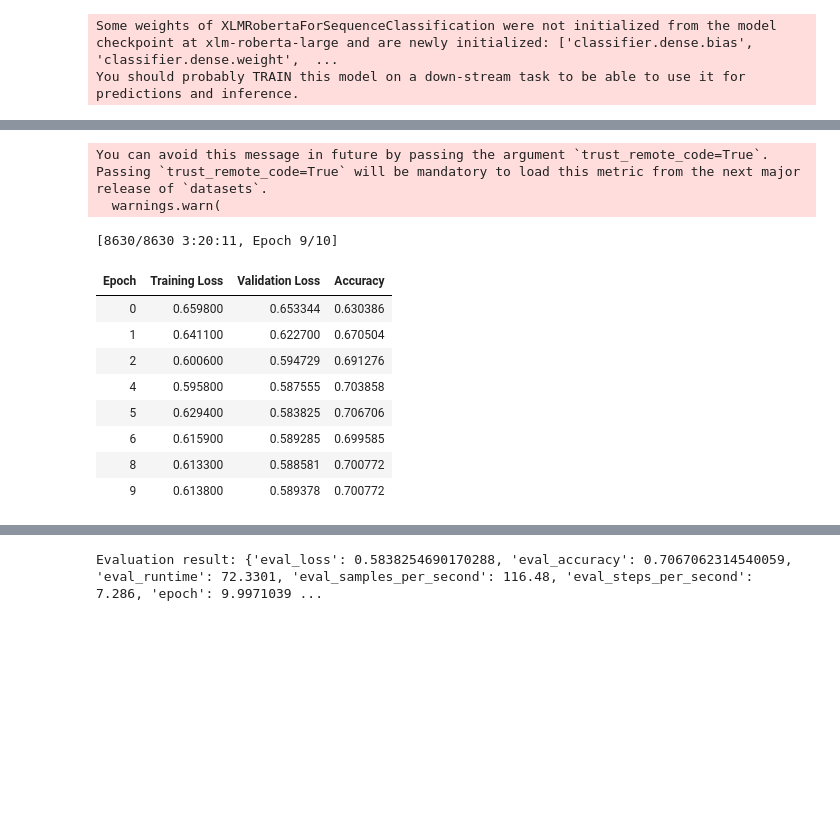
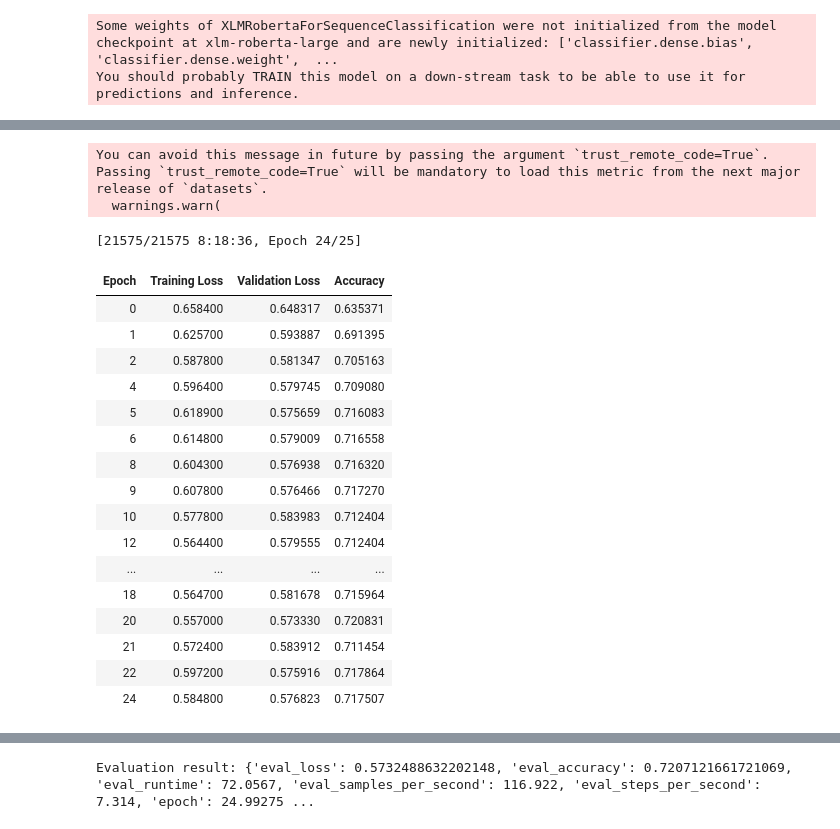
Before and after one commit to michaelshekasta/ivrit-nlp-analysis, a Jupyter notebook: train_xlmr_base.ipynb, the cells around one changed output, grey strips where cells are left out. Drawn from its saved outputs; the diff is of its cells as text; code cells hidden in the pictures; blank space fills up the shorter version.

Commit message:
Kaggle Notebook | train xlmr base | Version 16

```diff
--- a/train_xlmr_base.ipynb
+++ b/train_xlmr_base.ipynb
@@ -177,7 +177,7 @@ training_args = TrainingArguments(
     per_device_train_batch_size=16,
     per_device_eval_batch_size=16,
     gradient_accumulation_steps=4,
-    num_train_epochs=10,
+    num_train_epochs=25,
     weight_decay=0.01,
     evaluation_strategy="epoch",
     save_strategy="epoch",
@@ -187,44 +187,52 @@ training_args = TrainingArguments(
 
 metric = load_metric("accuracy")
 
 def compute_metrics(eval_pred):
     logits, labels = eval_pred
     predictions = logits.argmax(-1)
     return metric.compute(predictions=predictions, references=labels)
 
 trainer = Trainer(
     model=model,
     args=training_args,
     train_dataset=tokenized_train_dataset,
     eval_dataset=tokenized_eval_dataset,
     tokenizer=tokenizer,
     compute_metrics=compute_metrics,
     data_collator=data_collator,
 )
 
 # Train the model
 trainer.train()
 
 # Evaluate the model
 eval_result = trainer.evaluate()
 
 print(f"Evaluation result: {eval_result}")
 # %% [output]
 You can avoid this message in future by passing the argument `trust_remote_code=True`.
 Passing `trust_remote_code=True` will be mandatory to load this metric from the next major release of `datasets`.
   warnings.warn(
-[8630/8630 3:20:11, Epoch 9/10]
+[21575/21575 8:18:36, Epoch 24/25]
 | Epoch | Training Loss | Validation Loss | Accuracy |
-| 0 | 0.659800 | 0.653344 | 0.630386 |
-| 1 | 0.641100 | 0.622700 | 0.670504 |
-| 2 | 0.600600 | 0.594729 | 0.691276 |
-| 4 | 0.595800 | 0.587555 | 0.703858 |
-| 5 | 0.629400 | 0.583825 | 0.706706 |
-| 6 | 0.615900 | 0.589285 | 0.699585 |
-| 8 | 0.613300 | 0.588581 | 0.700772 |
-| 9 | 0.613800 | 0.589378 | 0.700772 |
+| 0 | 0.658400 | 0.648317 | 0.635371 |
+| 1 | 0.625700 | 0.593887 | 0.691395 |
+| 2 | 0.587800 | 0.581347 | 0.705163 |
+| 4 | 0.596400 | 0.579745 | 0.709080 |
+| 5 | 0.618900 | 0.575659 | 0.716083 |
+| 6 | 0.614800 | 0.579009 | 0.716558 |
+| 8 | 0.604300 | 0.576938 | 0.716320 |
+| 9 | 0.607800 | 0.576466 | 0.717270 |
+| 10 | 0.577800 | 0.583983 | 0.712404 |
+| 12 | 0.564400 | 0.579555 | 0.712404 |
+| ... | ... | ... | ... |
+| 18 | 0.564700 | 0.581678 | 0.715964 |
+| 20 | 0.557000 | 0.573330 | 0.720831 |
+| 21 | 0.572400 | 0.583912 | 0.711454 |
+| 22 | 0.597200 | 0.575916 | 0.717864 |
+| 24 | 0.584800 | 0.576823 | 0.717507 |
 [interactive output not drawn]
-Evaluation result: {'eval_loss': 0.5838254690170288, 'eval_accuracy': 0.7067062314540059, 'eval_runtime': 72.3301, 'eval_samples_per_second': 116.48, 'eval_steps_per_second': 7.286, 'epoch': 9.9971039 ...
+Evaluation result: {'eval_loss': 0.5732488632202148, 'eval_accuracy': 0.7207121661721069, 'eval_runtime': 72.0567, 'eval_samples_per_second': 116.922, 'eval_steps_per_second': 7.314, 'epoch': 24.99275 ...
 # %%
 model.save_pretrained("output_dir")
 # %%
```
Also changed, not shown: parts of 3 cells of this notebook.
